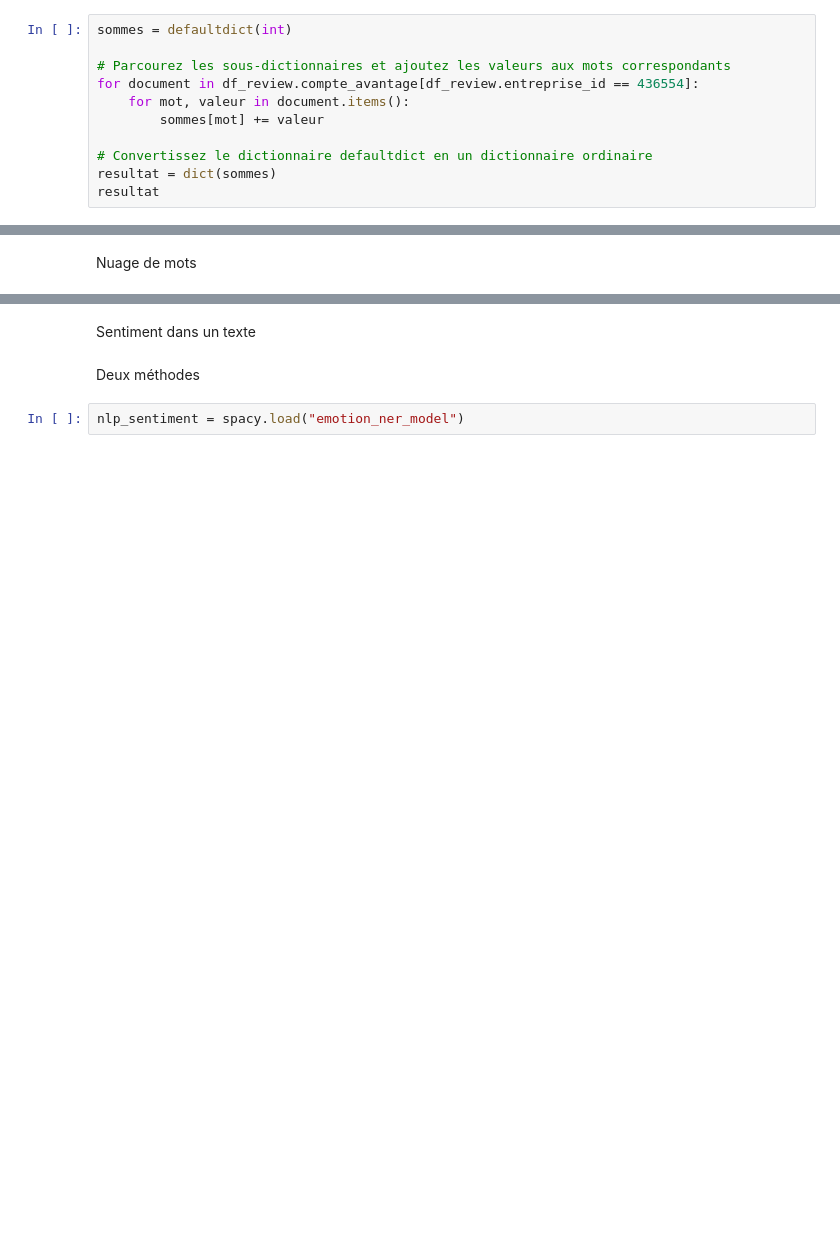
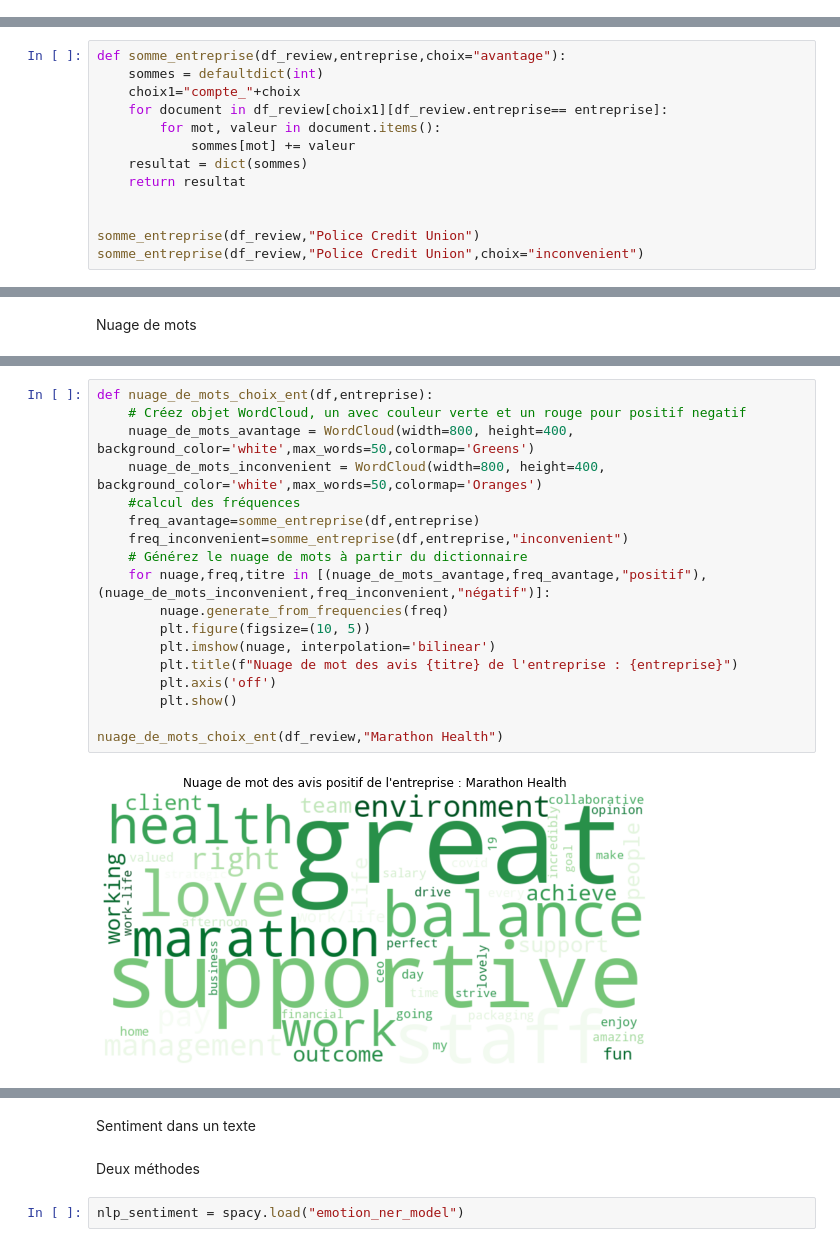
Before and after one commit to fmezirard/TAL, a Jupyter notebook: TraitementReview.ipynb, the cells around one changed output, grey strips where cells are left out. Saved outputs shown, nothing was run; the diff lists cells and outputs as text; blank space fills up the shorter version.

```diff
--- a/TraitementReview.ipynb
+++ b/TraitementReview.ipynb
@@ -133,14 +135,3 @@ Compter le nombre de mot en fonction des entreprises
 J'ai mis ici à la main l'id de l'entreprise
 
 Pk pas aussi rajouter le choix à l'utilisateur de faire un nuage de mot pour les inconvénients ou les avantages juste en haut. Je n'ai fait que pour les avantages en haut.
-# %%
-sommes = defaultdict(int)
-
-# Parcourez les sous-dictionnaires et ajoutez les valeurs aux mots correspondants
-for document in df_review.compte_avantage[df_review.entreprise_id == 436554]:
-    for mot, valeur in document.items():
-        sommes[mot] += valeur
-
-# Convertissez le dictionnaire defaultdict en un dictionnaire ordinaire
-resultat = dict(sommes)
-resultat
@@ -164,0 +138,13 @@ resultat
+# %%
+def somme_entreprise(df_review,entreprise,choix="avantage"):
+    sommes = defaultdict(int)
+    choix1="compte_"+choix
+    for document in df_review[choix1][df_review.entreprise== entreprise]:
+        for mot, valeur in document.items():
+            sommes[mot] += valeur
+    resultat = dict(sommes)
+    return resultat
+
+
+somme_entreprise(df_review,"Police Credit Union")
+somme_entreprise(df_review,"Police Credit Union",choix="inconvenient")
@@ -187,0 +192,20 @@ nuage_de_mots(resultat,"nuage_de_mots_avantage_lem")
+# %%
+def nuage_de_mots_choix_ent(df,entreprise):
+    # Créez objet WordCloud, un avec couleur verte et un rouge pour positif negatif
+    nuage_de_mots_avantage = WordCloud(width=800, height=400, background_color='white',max_words=50,colormap='Greens')
+    nuage_de_mots_inconvenient = WordCloud(width=800, height=400, background_color='white',max_words=50,colormap='Oranges')
+    #calcul des fréquences
+    freq_avantage=somme_entreprise(df,entreprise)
+    freq_inconvenient=somme_entreprise(df,entreprise,"inconvenient")
+    # Générez le nuage de mots à partir du dictionnaire
+    for nuage,freq,titre in [(nuage_de_mots_avantage,freq_avantage,"positif"),(nuage_de_mots_inconvenient,freq_inconvenient,"négatif")]:
+        nuage.generate_from_frequencies(freq)
+        plt.figure(figsize=(10, 5))
+        plt.imshow(nuage, interpolation='bilinear')
+        plt.title(f"Nuage de mot des avis {titre} de l'entreprise : {entreprise}")
+        plt.axis('off')
+        plt.show()
+
+nuage_de_mots_choix_ent(df_review,"Marathon Health")
+# %% [output]
+[figure, added]
```
Also changed, not shown: parts of 15 cells of this notebook, 1 other file.
